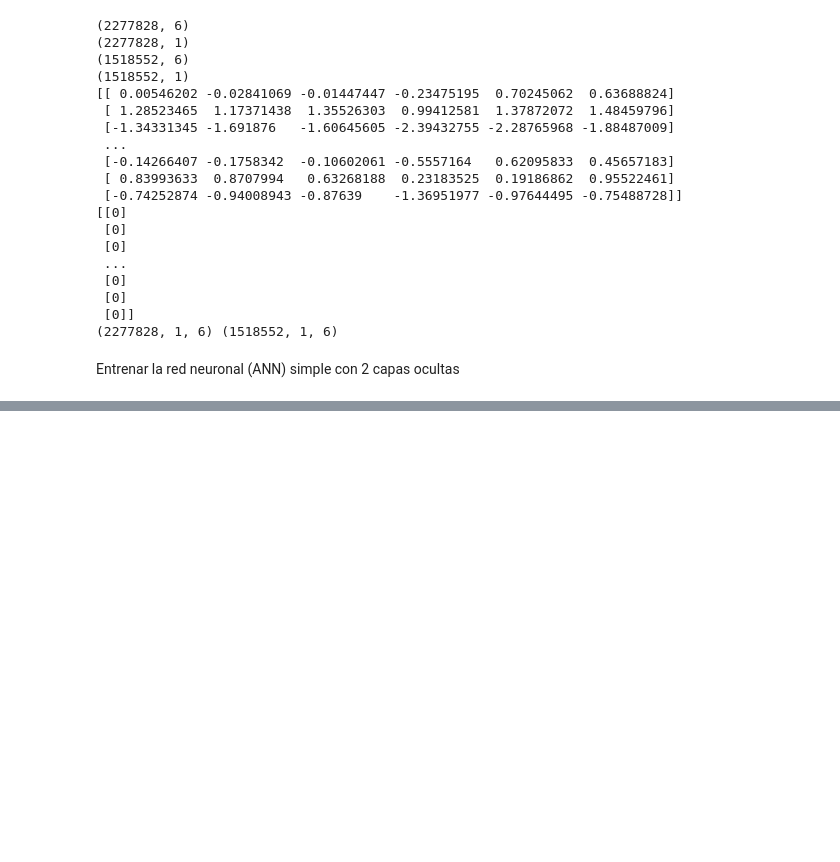
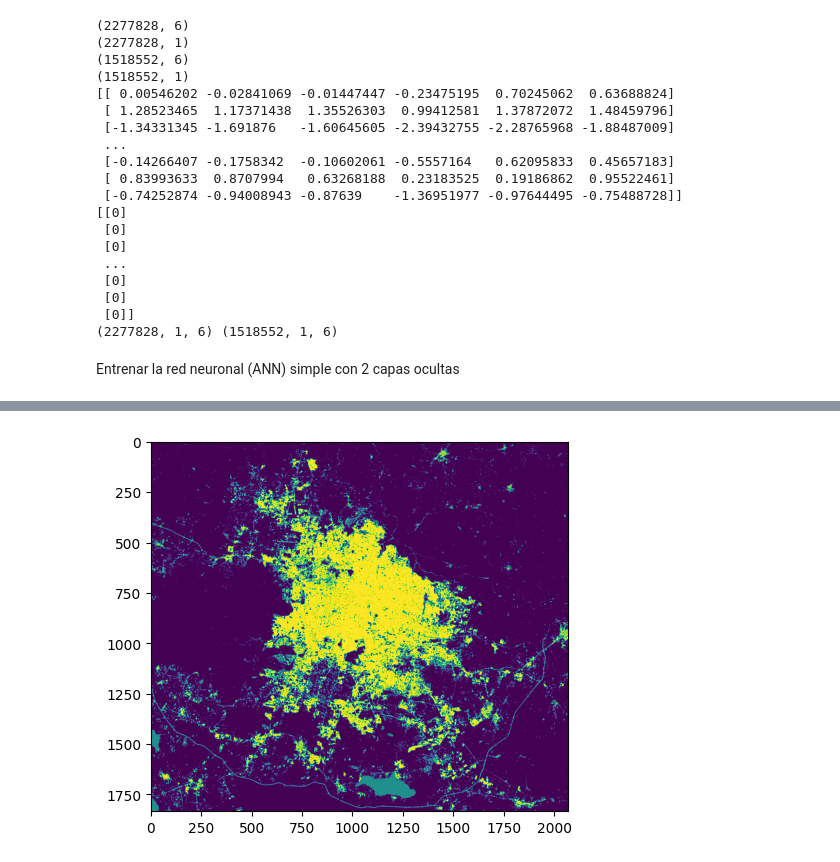
Before and after one commit to vshalisko/GEE, a Jupyter notebook: Colab/GDL_Landsat_ANN_simple.ipynb, the cells around one changed output, grey strips where cells are left out. Cells and saved outputs as stored; diff of their text form; code cells hidden in the pictures; blank space fills up the shorter version.

```diff
--- a/Colab/GDL_Landsat_ANN_simple.ipynb
+++ b/Colab/GDL_Landsat_ANN_simple.ipynb
@@ -375,0 +314,7 @@ plt.show()
+# %%
+predicted_2020_class = predicted_2020.argmax(axis=-1)
+predicted_2020_class_re = np.reshape(predicted_2020_class[:], (array_target_2015.shape[0], array_target_2015.shape[1]))
+plt.imshow(predicted_2020_class_re[:,:])
+plt.show()
+# %% [output]
+[figure, added]
```
Also changed, not shown: parts of 23 cells of this notebook.
